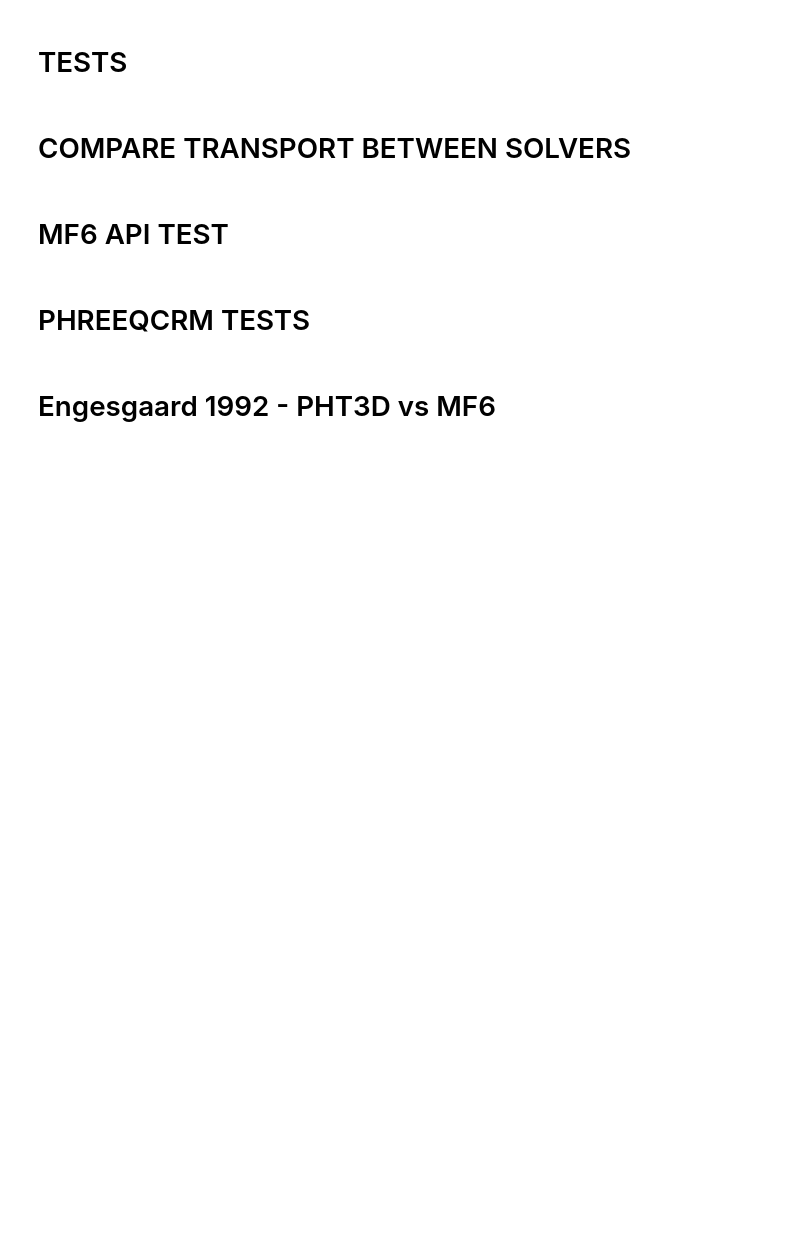
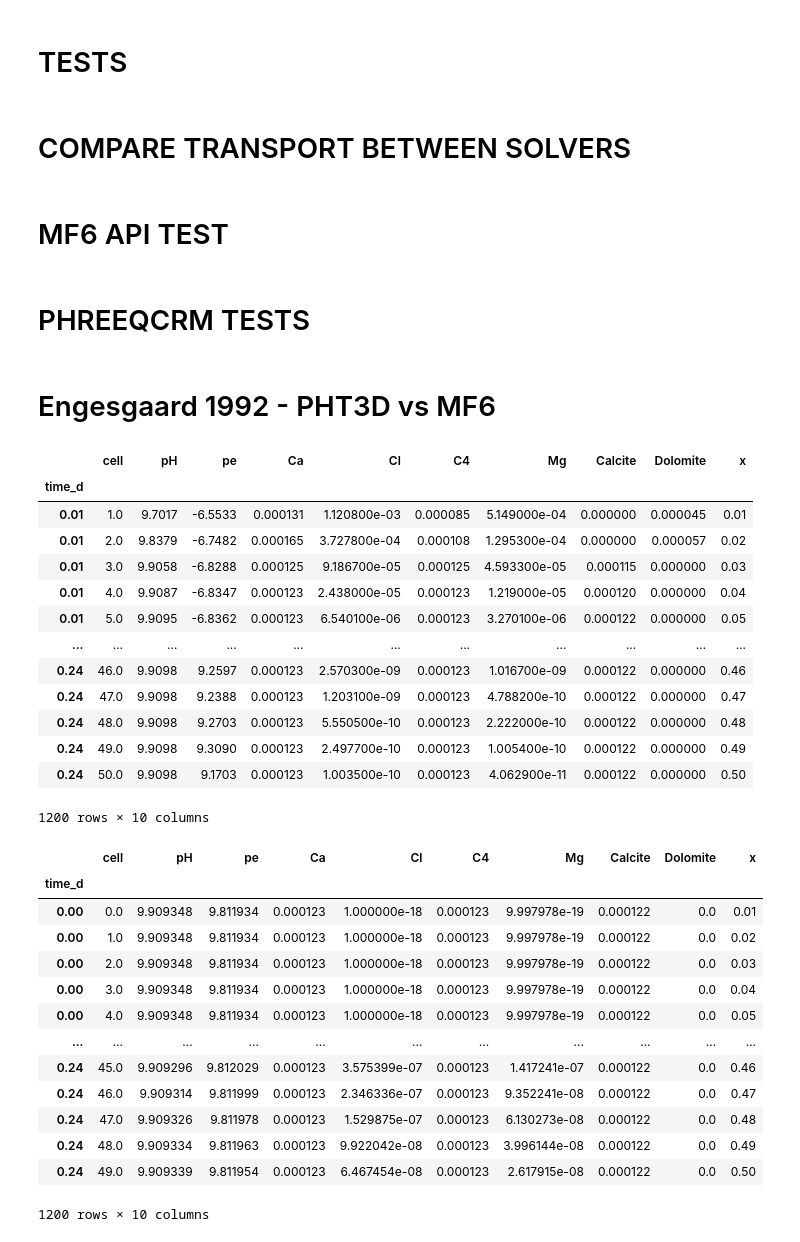
Before and after one commit to p-ortega/mf6rtm, a Jupyter notebook: testing.ipynb, the cells around one changed output. Saved outputs shown, nothing was run; the diff lists cells and outputs as text; code cells hidden in the pictures; blank space fills up the shorter version.

```diff
--- a/testing.ipynb
+++ b/testing.ipynb
@@ -411,24 +411,53 @@ DT_FMT = "%Y-%m-%d %H:%M:%S"
 # %%
 wd = os.path.join('benchmark', 'pht3d')
 dx = 0.01
 simdf = pd.read_csv(os.path.join(wd, 'out.dat'), sep = '\t', skipinitialspace=True, index_col=[0])
 simdf.drop(simdf.columns[len(simdf.columns)-1], axis=1, inplace=True)
 # simdf.columns = [col.lower() for col in simdf.columns]
 simdf.loc[:, 'x'] = simdf['cell'] * dx
 simdf.drop(columns = 'H', inplace = True)
 display(simdf)
 
 Lx = 0.5 #m
 ncol = 50  # Number of columns
 delr = Lx/ncol
 
 simapi = pd.read_csv(os.path.join( 'sout.csv'), sep = ',', skipinitialspace=True, index_col=[0])
 simapi.loc[:, 'x'] = (simapi['cell'] + 1)*delr
 
-simapi['time_d'] = list(simdf.index)*1
-simapi.index = simapi['time_d']
+# simapi['time_d'] = list(simdf.index)*1
+# simapi.index = simapi['time_d']
 simapi = simapi[simdf.columns]
 simapi
+# %% [output]
+|  | cell | pH | pe | Ca | Cl | C4 | Mg | Calcite | Dolomite | x |
+| time_d |  |  |  |  |  |  |  |  |  |  |
+| 0.01 | 1.0 | 9.7017 | -6.5533 | 0.000131 | 1.120800e-03 | 0.000085 | 5.149000e-04 | 0.000000 | 0.000045 | 0.01 |
+| 0.01 | 2.0 | 9.8379 | -6.7482 | 0.000165 | 3.727800e-04 | 0.000108 | 1.295300e-04 | 0.000000 | 0.000057 | 0.02 |
+| 0.01 | 3.0 | 9.9058 | -6.8288 | 0.000125 | 9.186700e-05 | 0.000125 | 4.593300e-05 | 0.000115 | 0.000000 | 0.03 |
+| 0.01 | 4.0 | 9.9087 | -6.8347 | 0.000123 | 2.438000e-05 | 0.000123 | 1.219000e-05 | 0.000120 | 0.000000 | 0.04 |
+| 0.01 | 5.0 | 9.9095 | -6.8362 | 0.000123 | 6.540100e-06 | 0.000123 | 3.270100e-06 | 0.000122 | 0.000000 | 0.05 |
+| ... | ... | ... | ... | ... | ... | ... | ... | ... | ... | ... |
+| 0.24 | 46.0 | 9.9098 | 9.2597 | 0.000123 | 2.570300e-09 | 0.000123 | 1.016700e-09 | 0.000122 | 0.000000 | 0.46 |
+| 0.24 | 47.0 | 9.9098 | 9.2388 | 0.000123 | 1.203100e-09 | 0.000123 | 4.788200e-10 | 0.000122 | 0.000000 | 0.47 |
+| 0.24 | 48.0 | 9.9098 | 9.2703 | 0.000123 | 5.550500e-10 | 0.000123 | 2.222000e-10 | 0.000122 | 0.000000 | 0.48 |
+| 0.24 | 49.0 | 9.9098 | 9.3090 | 0.000123 | 2.497700e-10 | 0.000123 | 1.005400e-10 | 0.000122 | 0.000000 | 0.49 |
+| 0.24 | 50.0 | 9.9098 | 9.1703 | 0.000123 | 1.003500e-10 | 0.000123 | 4.062900e-11 | 0.000122 | 0.000000 | 0.50 |
+1200 rows × 10 columns
+|  | cell | pH | pe | Ca | Cl | C4 | Mg | Calcite | Dolomite | x |
+| time_d |  |  |  |  |  |  |  |  |  |  |
+| 0.00 | 0.0 | 9.909348 | 9.811934 | 0.000123 | 1.000000e-18 | 0.000123 | 9.997978e-19 | 0.000122 | 0.0 | 0.01 |
+| 0.00 | 1.0 | 9.909348 | 9.811934 | 0.000123 | 1.000000e-18 | 0.000123 | 9.997978e-19 | 0.000122 | 0.0 | 0.02 |
+| 0.00 | 2.0 | 9.909348 | 9.811934 | 0.000123 | 1.000000e-18 | 0.000123 | 9.997978e-19 | 0.000122 | 0.0 | 0.03 |
+| 0.00 | 3.0 | 9.909348 | 9.811934 | 0.000123 | 1.000000e-18 | 0.000123 | 9.997978e-19 | 0.000122 | 0.0 | 0.04 |
+| 0.00 | 4.0 | 9.909348 | 9.811934 | 0.000123 | 1.000000e-18 | 0.000123 | 9.997978e-19 | 0.000122 | 0.0 | 0.05 |
+| ... | ... | ... | ... | ... | ... | ... | ... | ... | ... | ... |
+| 0.24 | 45.0 | 9.909296 | 9.812029 | 0.000123 | 3.575399e-07 | 0.000123 | 1.417241e-07 | 0.000122 | 0.0 | 0.46 |
+| 0.24 | 46.0 | 9.909314 | 9.811999 | 0.000123 | 2.346336e-07 | 0.000123 | 9.352241e-08 | 0.000122 | 0.0 | 0.47 |
+| 0.24 | 47.0 | 9.909326 | 9.811978 | 0.000123 | 1.529875e-07 | 0.000123 | 6.130273e-08 | 0.000122 | 0.0 | 0.48 |
+| 0.24 | 48.0 | 9.909334 | 9.811963 | 0.000123 | 9.922042e-08 | 0.000123 | 3.996144e-08 | 0.000122 | 0.0 | 0.49 |
+| 0.24 | 49.0 | 9.909339 | 9.811954 | 0.000123 | 6.467454e-08 | 0.000123 | 2.617915e-08 | 0.000122 | 0.0 | 0.50 |
+1200 rows × 10 columns
 # %%
 fig, axs = plt.subplots(4,2, figsize = (10, 10))
 t = 0.24
```
Also changed, not shown: parts of 2 cells of this notebook, 1 other file.
